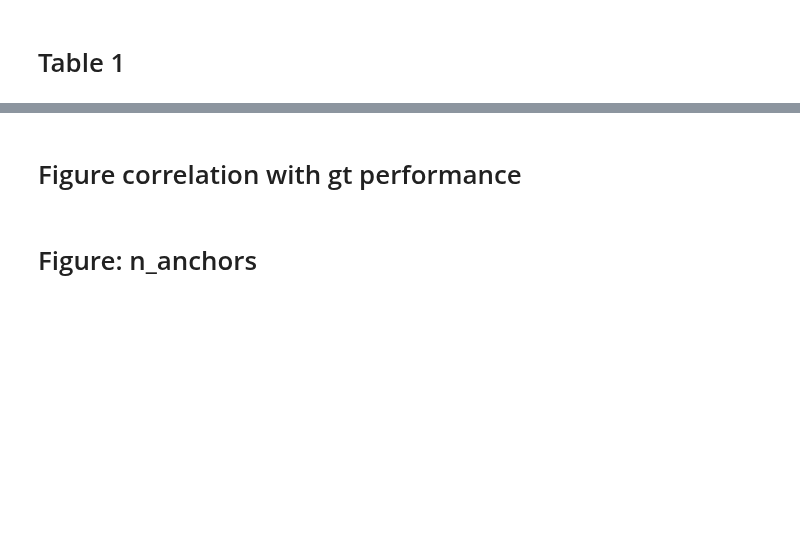
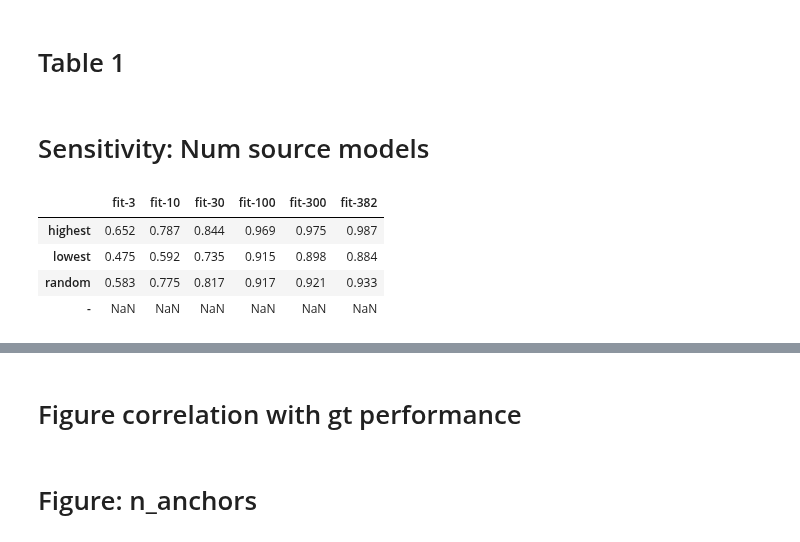
Before and after one commit to AlexanderRubinstein/efficbench, a Jupyter notebook: visualize_results_for_paper.ipynb, the cells around one changed output, grey strips where cells are left out. Saved outputs shown, nothing was run; the diff lists cells and outputs as text; code cells hidden in the pictures; blank space fills up the shorter version.

Commit message:
Add ablation tables

```diff
--- a/visualize_results_for_paper.ipynb
+++ b/visualize_results_for_paper.ipynb
@@ -133,11 +133,11 @@ def make_table_1(data_for_table_1):
         "Baseline",
         "Random",
         num_anchors,
-        "linear",
-        prepare_mae(mmlu_maes.loc["random"]["linear"]),
-        prepare_rank(mmlu_ranks.loc["random"]["linear"]),
-        prepare_mae(hellaswag_maes.loc["random"]["linear"]),
-        prepare_rank(hellaswag_ranks.loc["random"]["linear"]),
+        "fit",
+        prepare_mae(mmlu_maes.loc["random"]["fit"]),
+        prepare_rank(mmlu_ranks.loc["random"]["fit"]),
+        prepare_mae(hellaswag_maes.loc["random"]["fit"]),
+        prepare_rank(hellaswag_ranks.loc["random"]["fit"]),
     ])
     rows.append([
         "DISCO (ours)",
@@ -153,11 +153,11 @@ def make_table_1(data_for_table_1):
         "DISCO (ours)",
         "High PDS",
         num_anchors,
-        "linear",
-        prepare_mae(mmlu_maes.loc["highest"]["linear"]),
-        prepare_rank(mmlu_ranks.loc["highest"]["linear"]),
-        prepare_mae(hellaswag_maes.loc["highest"]["linear"]),
-        prepare_rank(hellaswag_ranks.loc["highest"]["linear"]),
+        "fit",
+        prepare_mae(mmlu_maes.loc["highest"]["fit"]),
+        prepare_rank(mmlu_ranks.loc["highest"]["fit"]),
+        prepare_mae(hellaswag_maes.loc["highest"]["fit"]),
+        prepare_rank(hellaswag_ranks.loc["highest"]["fit"]),
     ])
 
     # res["baseline"] = {
@@ -227,7 +227,7 @@ def make_table_1_latex(df):
     return latex_str
 
 
-def extract_data_for_table_1(source_df, num_anchors, lower_better):
+def extract_data_for_table_1(source_df, num_anchors, lower_better, key="PDS type"):
     # Group by PDS type and calculate mean for each group
     df = source_df[num_anchors]
     # For debugging:
@@ -237,12 +237,12 @@ def extract_data_for_table_1(source_df, num_anchors, lower_better):
     # print("DEBUG")
 
     # Keep rows with NaN PDS type and group the rest
-    nan_rows = df[df['PDS type'].isna()]
-    non_nan_rows = df[df['PDS type'].notna()]
+    nan_rows = df[df[key].isna()]
+    non_nan_rows = df[df[key].notna()]
     if lower_better:
-        grouped_non_nan = non_nan_rows.groupby('PDS type').min()
+        grouped_non_nan = non_nan_rows.groupby(key, as_index=(key=="PDS type")).min()
     else:
-        grouped_non_nan = non_nan_rows.groupby('PDS type').max()
+        grouped_non_nan = non_nan_rows.groupby(key, as_index=(key=="PDS type")).max()
     grouped_df = pd.concat([grouped_non_nan, nan_rows])
 
     # to_drop = ["GradientBoostingRegressor_200"]
@@ -257,19 +257,17 @@ def extract_data_for_table_1(source_df, num_anchors, lower_better):
 
     # Find minimum value across specified columns and store in new 'linear' column
     if lower_better:
-        grouped_df['linear'] = grouped_df[min_cols].min(axis=1)
+        grouped_df['fit'] = grouped_df[min_cols].min(axis=1)
     else:
-        grouped_df['linear'] = grouped_df[min_cols].max(axis=1)
+        grouped_df['fit'] = grouped_df[min_cols].max(axis=1)
 
     # Drop the original columns
     grouped_df = grouped_df.drop(columns=min_cols)
 
-
-    # display(grouped_df)
-    # sys.exit(0)
-
     # Drop the stratified and #guiding_models columns since they're no longer meaningful after grouping
     for cols_to_drop in ['stratified', '#guiding_models', 'cirt', 'pirt']:
+        if cols_to_drop == key:
+            continue
         if cols_to_drop in grouped_df.columns:
             grouped_df = grouped_df.drop(cols_to_drop, axis=1)
 
@@ -424,0 +597,10 @@ print(latex_str)
+# %% [markdown]
+# Sensitivity: Num source models
+# %%
+display(num_models_df.applymap(prepare_rank))
+# %% [output]
+|  | fit-3 | fit-10 | fit-30 | fit-100 | fit-300 | fit-382 |
+| highest | 0.652 | 0.787 | 0.844 | 0.969 | 0.975 | 0.987 |
+| lowest | 0.475 | 0.592 | 0.735 | 0.915 | 0.898 | 0.884 |
+| random | 0.583 | 0.775 | 0.817 | 0.917 | 0.921 | 0.933 |
+| - | NaN | NaN | NaN | NaN | NaN | NaN |
```
Also changed, not shown: parts of 10 cells of this notebook.
